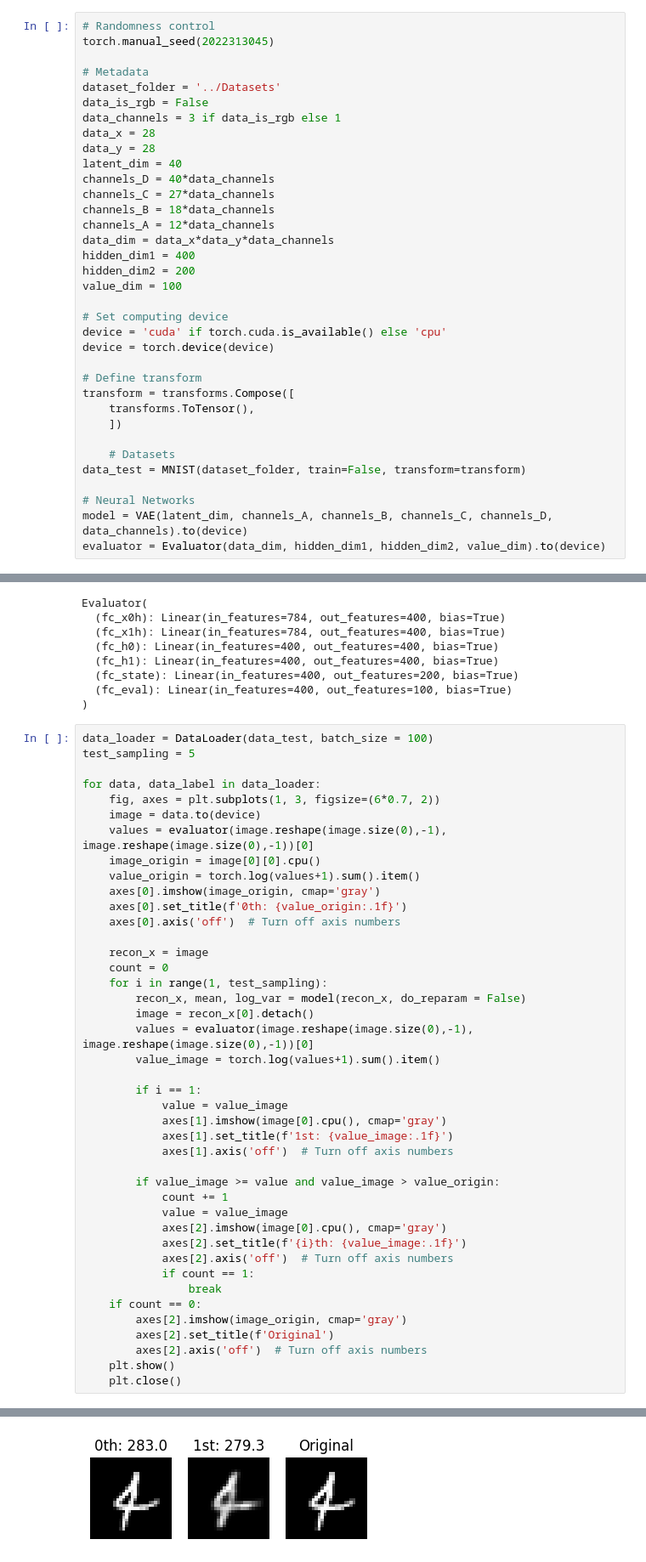
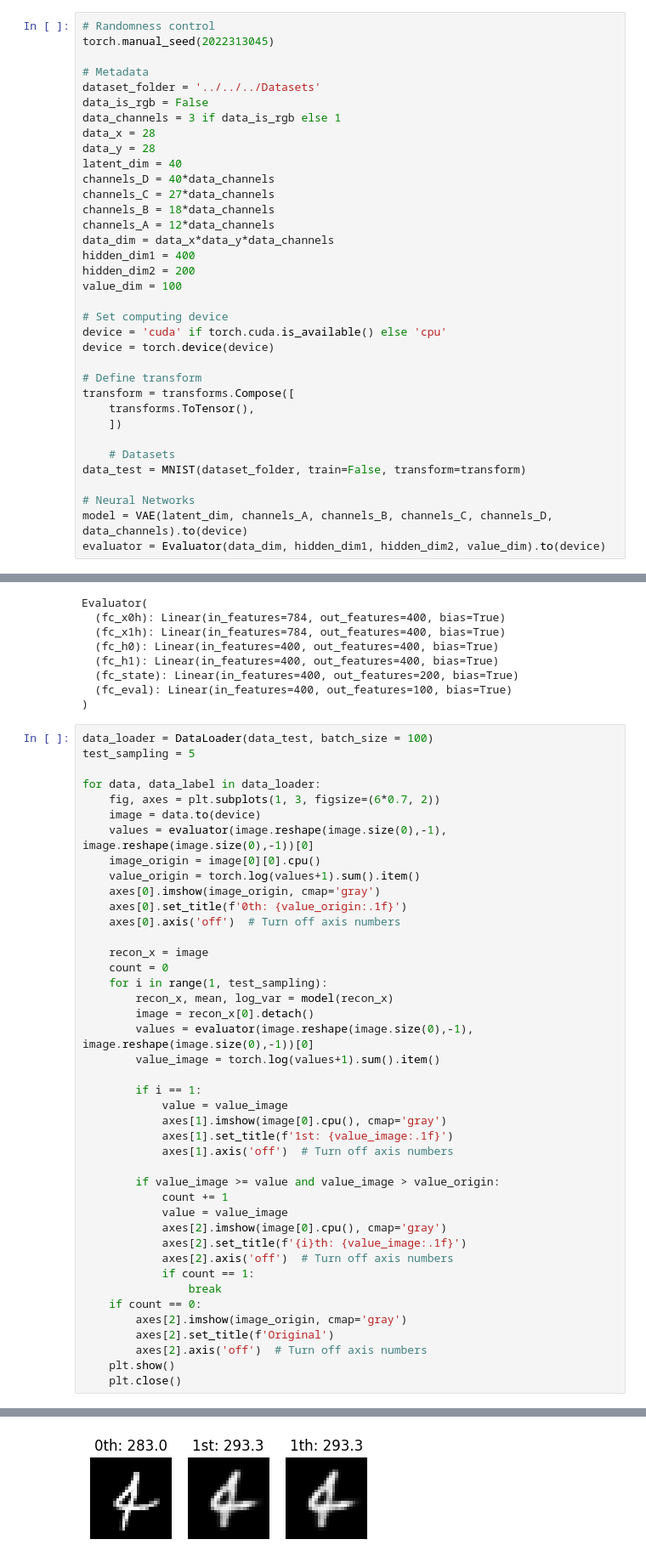
Before and after one commit to HJ9412/AMDL_Models, a Jupyter notebook: EVAE/mnist_models_evaluator5_and_6/EVAE_mnist_evaluator6.ipynb, the cells around one changed output, grey strips where cells are left out. Shown at 85% size. Cells and saved outputs as stored; diff of their text form.

Commit message:
do_reparam=False Fixed

```diff
--- a/EVAE/mnist_models_evaluator5_and_6/EVAE_mnist_evaluator6.ipynb
+++ b/EVAE/mnist_models_evaluator5_and_6/EVAE_mnist_evaluator6.ipynb
@@ -99,7 +99,7 @@ class Evaluator(nn.Module):    # Non-biased Feature Extractor
 torch.manual_seed(2022313045)
 
 # Metadata
-dataset_folder = '../Datasets'
+dataset_folder = '../../../Datasets'
 data_is_rgb = False
 data_channels = 3 if data_is_rgb else 1
 data_x = 28
@@ -163,7 +163,7 @@ for data, data_label in data_loader:
     recon_x = image
     count = 0
     for i in range(1, test_sampling):
-        recon_x, mean, log_var = model(recon_x, do_reparam = False)
+        recon_x, mean, log_var = model(recon_x)
         image = recon_x[0].detach()
         values = evaluator(image.reshape(image.size(0),-1), image.reshape(image.size(0),-1))[0]
         value_image = torch.log(values+1).sum().item()
@@ -195 +195 @@ for data, data_label in data_loader:
-[figure, old version]
+[figure, new version]
```
Also changed, not shown: parts of 1 cell of this notebook, 2 other files.
